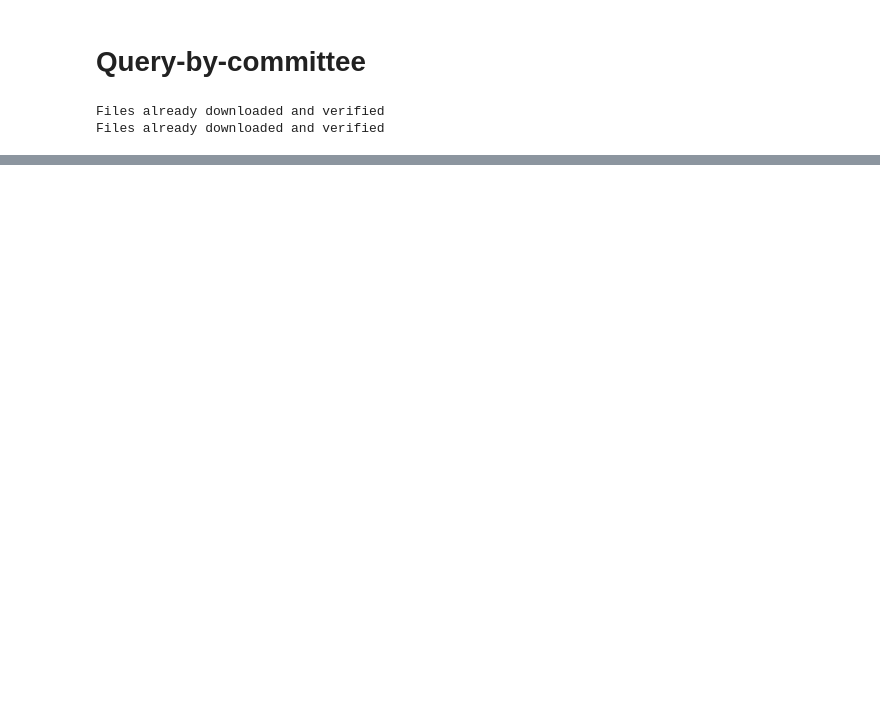
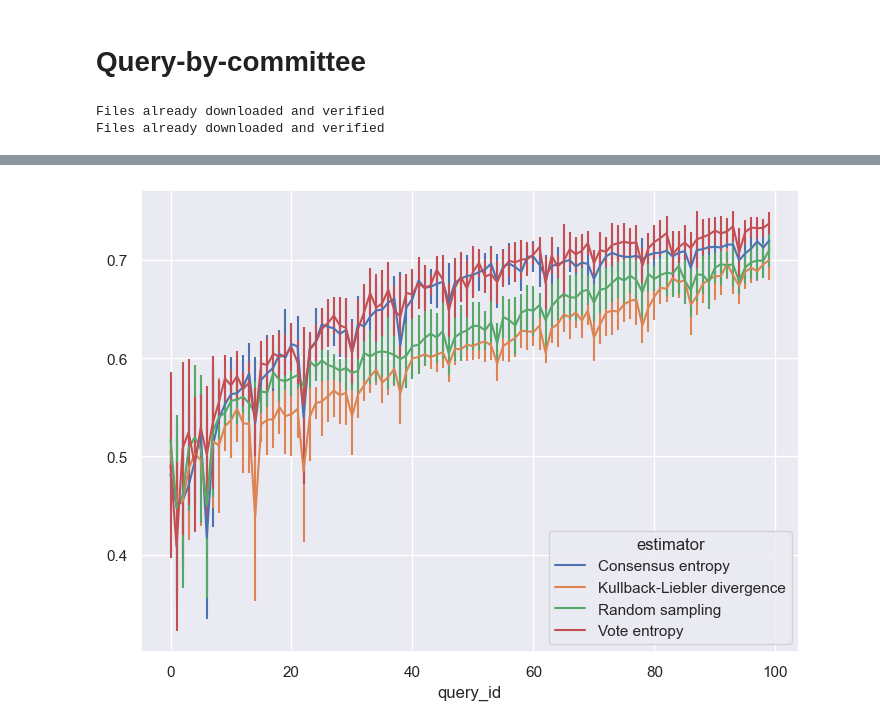
Before and after one commit to CelinaLaune/ActiveLearning, a Jupyter notebook: QBC_US.ipynb, the cells around one changed output, grey strips where cells are left out. Drawn from its saved outputs; the diff is of its cells as text; code cells hidden in the pictures; blank space fills up the shorter version.

```diff
--- a/QBC_US.ipynb
+++ b/QBC_US.ipynb
@@ -252,0 +257,11 @@ plt.show()
+# %%
+df_results_mean=df_results.groupby(['estimator','query_id']).mean()
+df_results_std=df_results.groupby(['estimator','query_id']).std()
+
+df_mean=df_results_mean.reset_index().pivot(index='query_id', columns='estimator', values='score')
+df_std=df_results_std.reset_index().pivot(index='query_id', columns='estimator', values='score')
+
+df_mean.plot(figsize=(8.5,6), yerr=df_std)
+plt.grid('on')
+# %% [output]
+[figure, added]
```
Also changed, not shown: parts of 5 cells of this notebook, 2 other files.
